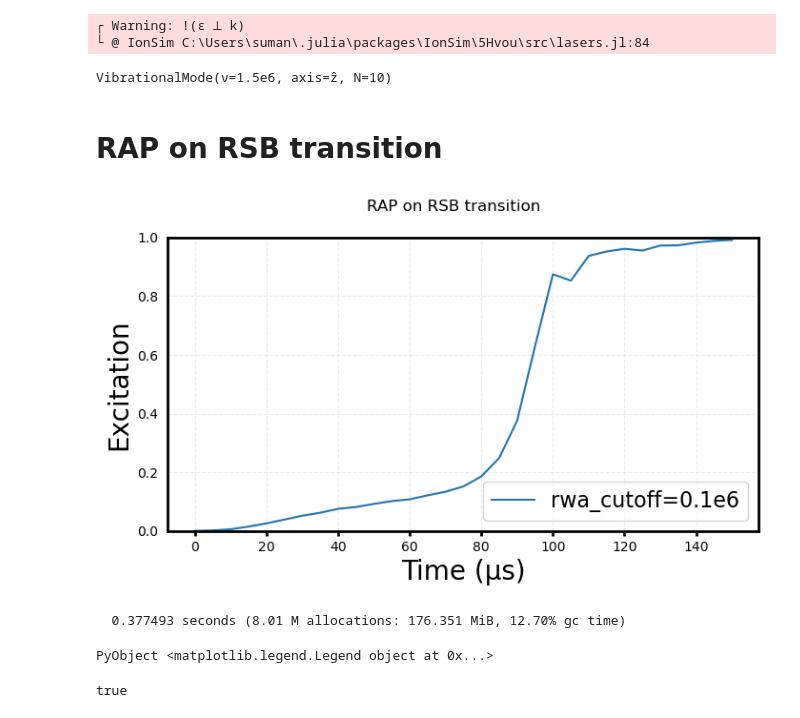
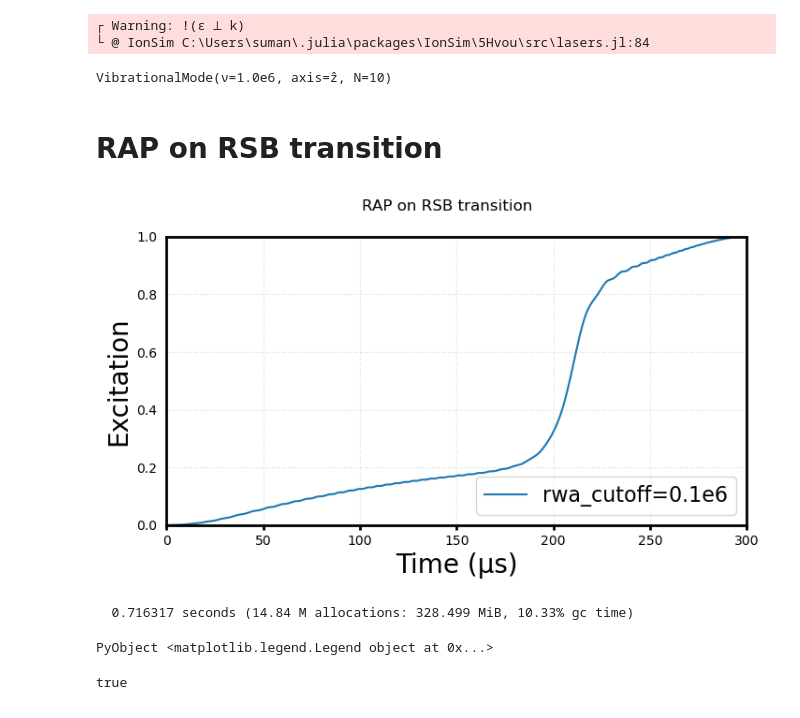
Before and after one commit to HaeffnerLab/lattice_notebooks, a Jupyter notebook: RAP_sequence.ipynb, the cells around one changed output. Saved outputs shown, nothing was run; the diff lists cells and outputs as text; code cells hidden in the pictures.

```diff
--- a/RAP_sequence.ipynb
+++ b/RAP_sequence.ipynb
@@ -21,8 +21,8 @@ plt.matplotlib.rc("ytick.major", width=2)
 # %%
 C = Ca40(["S-1/2", "D-1/2"])
 L = Laser()
-νa = 1.5e6  # axial trap frequency
-νr = 3e6    # radial trap frequency
+νa = 1.0e6  # axial trap frequency
+νr = 3.0e6    # radial trap frequency
 chain = LinearChain(
         ions=[C], com_frequencies=(x=νr,y=νr,z=νa),
         vibrational_modes=(x=[], y=[], z=[1]))
@@ -33,7 +33,7 @@ mode = T.configuration.vibrational_modes.z[1]
 # %% [output]
 ┌ Warning: !(ϵ ⟂ k)
 └ @ IonSim C:\Users\suman\.julia\packages\IonSim\5Hvou\src\lasers.jl:84
-VibrationalMode(ν=1.5e6, axis=ẑ, N=10)
+VibrationalMode(ν=1.0e6, axis=ẑ, N=10)
 # %% [markdown]
 # RAP on RSB transition
 # %%
@@ -41,7 +41,7 @@ T.B = 4e-4
 Δf = transition_frequency(T, 1, ("S-1/2", "D-1/2"))
 E1 = Efield_from_pi_time(3e-6, T, 1, 1, ("S-1/2", "D-1/2"))
 
-Tp = 150
+Tp = 300
 mode.N = 10
 ψi_mode = thermalstate(mode, 2)
 
@@ -52,37 +52,37 @@ mode.N = 10
 Δϕ = 2π * (δν/2) * 1e-6
 L.ϕ = t -> (-Δϕ + (2Δϕ / Tp) * t) * t;
 # amplitude Rabi_freq
 function Ω(t)
     if t < Tp
         return 5*E1*sin(π*t/Tp) #E*sin(π*t/Tp) #exp(-(t-Tp/2)^2/2500) ; sin(2π * t / 16)^2
     else
         return 0
     end
 end
 L.E = Ω;
 L.Δ  = Δf - mode.ν
 
 
-tspan = 0:Tp/30:Tp
+tspan = 0:Tp/300:Tp
 h = hamiltonian(T, rwa_cutoff=2e6)
 @time tout, ψt = timeevolution.schroedinger_dynamic(tspan, ψi1, h)
 
 # ψo = ψt[end]
 # p = expect(ionprojector(T, "D-1/2"), ψo)
 # print(abs(p))
 
 ex1 = expect(ionprojector(T, "D-1/2"), ψt)
 #plt.plot(tspan, ex1)
 plt.plot(tout, ex1, label="rwa_cutoff=0.1e6")
-#plt.xlim(tout[1], tout[end])
+plt.xlim(tout[1], tout[end])
 plt.ylim(0, 1)
 plt.ylabel("Excitation")
 plt.xlabel("Time (μs)");
 plt.suptitle("RAP on RSB transition")
 plt.legend(loc="lower right", fontsize = 16)
 # %% [output]
-[figure, old version]
+[figure, new version]
-  0.377493 seconds (8.01 M allocations: 176.351 MiB, 12.70% gc time)
+  0.716317 seconds (14.84 M allocations: 328.499 MiB, 10.33% gc time)
 PyObject <matplotlib.legend.Legend object at 0x...>
 # %%
 p = expect(ionprojector(T, "D-1/2"), ψt[end])
```
Also changed, not shown: parts of 2 cells of this notebook.
